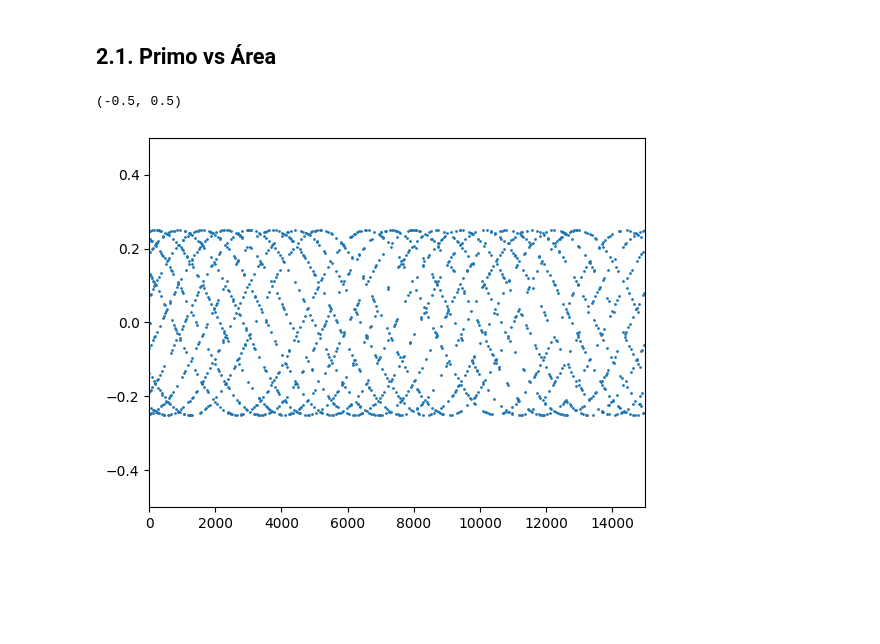
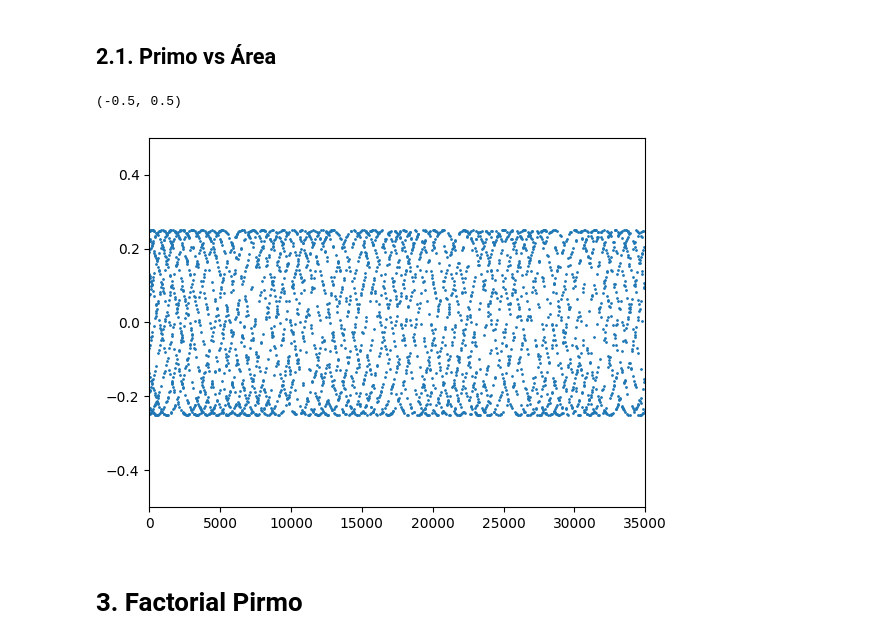
Before and after one commit to edgaracosta888/Proyectos_de_Matematicas, a Jupyter notebook: Numeros_Primos/Aplicaciones.ipynb, the cells around one changed output. Cells and saved outputs as stored; diff of their text form; code cells hidden in the pictures; blank space fills up the shorter version.

```diff
--- a/Numeros_Primos/Aplicaciones.ipynb
+++ b/Numeros_Primos/Aplicaciones.ipynb
@@ -59,11 +59,13 @@ df_primos.head()
 # %%
 # ================================================================================================
 # Scatter del área de los triángulos formados por el origen, el punto en el círculo unitario y el
 # eje x, en función del número primo.
 # ================================================================================================
 plt.scatter(df_primos.Primos, df_primos.area, s = 1)
-plt.xlim(0, 15000)
+plt.xlim(0, 35000)
 plt.ylim(-0.5, 0.5)
 # %% [output]
 (-0.5, 0.5)
-[figure, old version]
+[figure, new version]
+# %% [markdown]
+#  3. Factorial Pirmo
```
Also changed, not shown: parts of 4 cells of this notebook.
